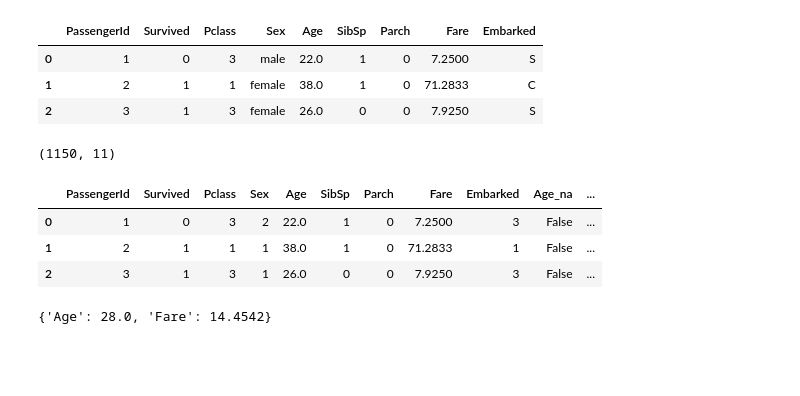
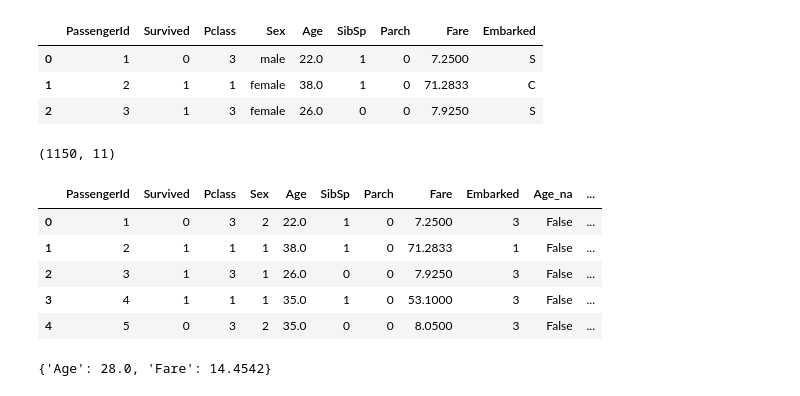
Before and after one commit to HelperInCa/study, a Jupyter notebook: data science/module 7/Module VII classification.ipynb, the cells around one changed output. Saved outputs shown, nothing was run; the diff lists cells and outputs as text; code cells hidden in the pictures; blank space fills up the shorter version.

```diff
--- a/data science/module 7/Module VII classification.ipynb
+++ b/data science/module 7/Module VII classification.ipynb
@@ -125,13 +128,15 @@ df_trn_val2.head(3)
 # %%
 df_trn_val3,my_table = mydf_preprocessor(df_trn_val2,null_table = None)
 print(df_trn_val3.shape)
-df_trn_val3.head(3)
+df_trn_val3.head
 # %% [output]
 (1150, 11)
 |  | PassengerId | Survived | Pclass | Sex | Age | SibSp | Parch | Fare | Embarked | Age_na | ... |
 | 0 | 1 | 0 | 3 | 2 | 22.0 | 1 | 0 | 7.2500 | 3 | False | ... |
 | 1 | 2 | 1 | 1 | 1 | 38.0 | 1 | 0 | 71.2833 | 1 | False | ... |
 | 2 | 3 | 1 | 3 | 1 | 26.0 | 0 | 0 | 7.9250 | 3 | False | ... |
+| 3 | 4 | 1 | 1 | 1 | 35.0 | 1 | 0 | 53.1000 | 3 | False | ... |
+| 4 | 5 | 0 | 3 | 2 | 35.0 | 0 | 0 | 8.0500 | 3 | False | ... |
 # %%
 my_table
 # %% [output]
```
Also changed, not shown: parts of 10 cells of this notebook.
